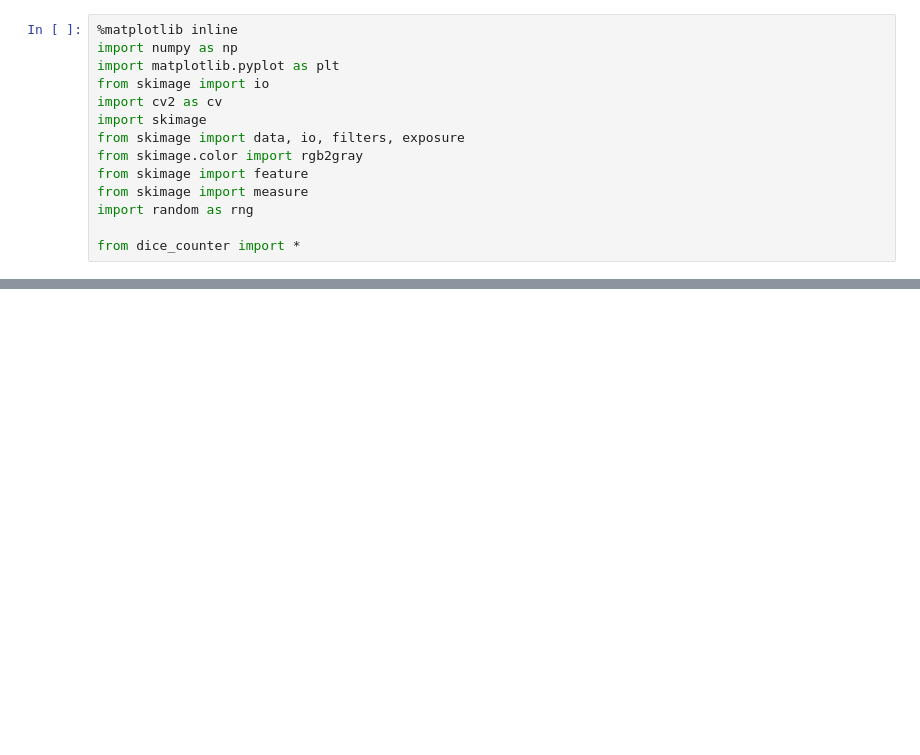
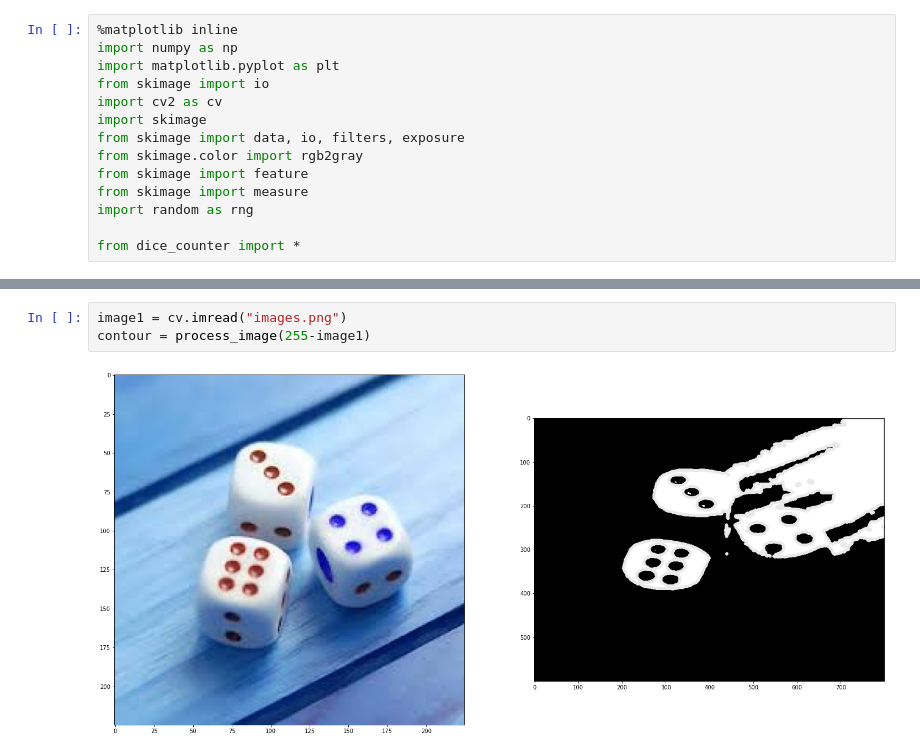
Before and after one commit to piter104/dices, a Jupyter notebook: dices.ipynb, the cells around one changed output, grey strips where cells are left out. Cells and saved outputs as stored; diff of their text form; blank space fills up the shorter version.

```diff
--- a/dices.ipynb
+++ b/dices.ipynb
@@ -47,0 +37,5 @@ plt.imshow(temp, cmap="gray")
+# %%
+image1 = cv.imread("images.png")
+contour = process_image(255-image1)
+# %% [output]
+[figure, added]
```
Also changed, not shown: parts of 8 cells of this notebook, 3 other files.
